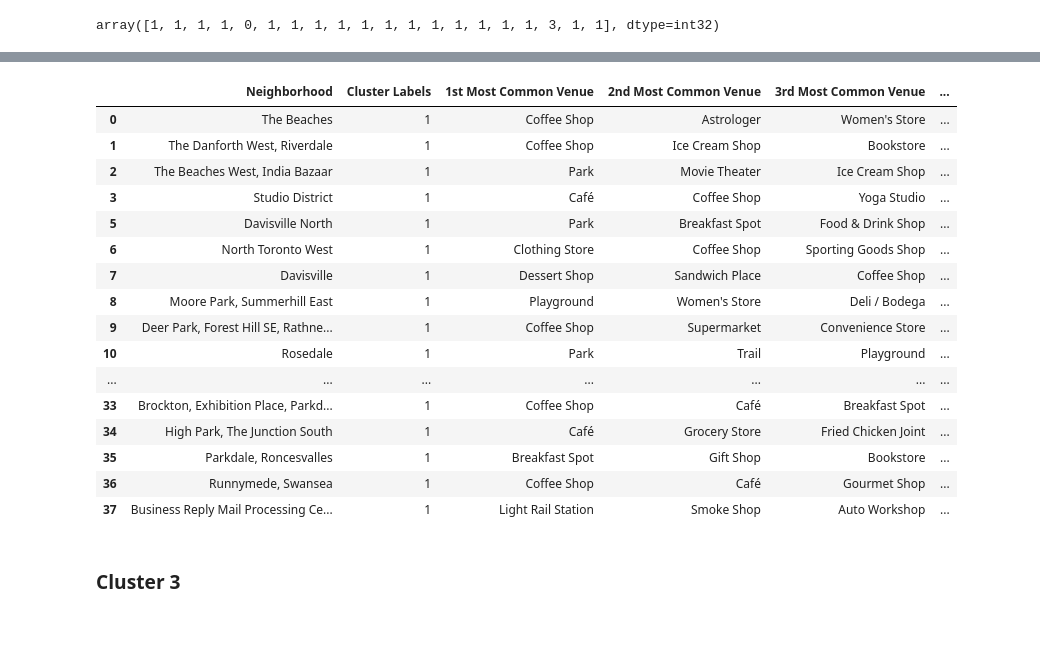
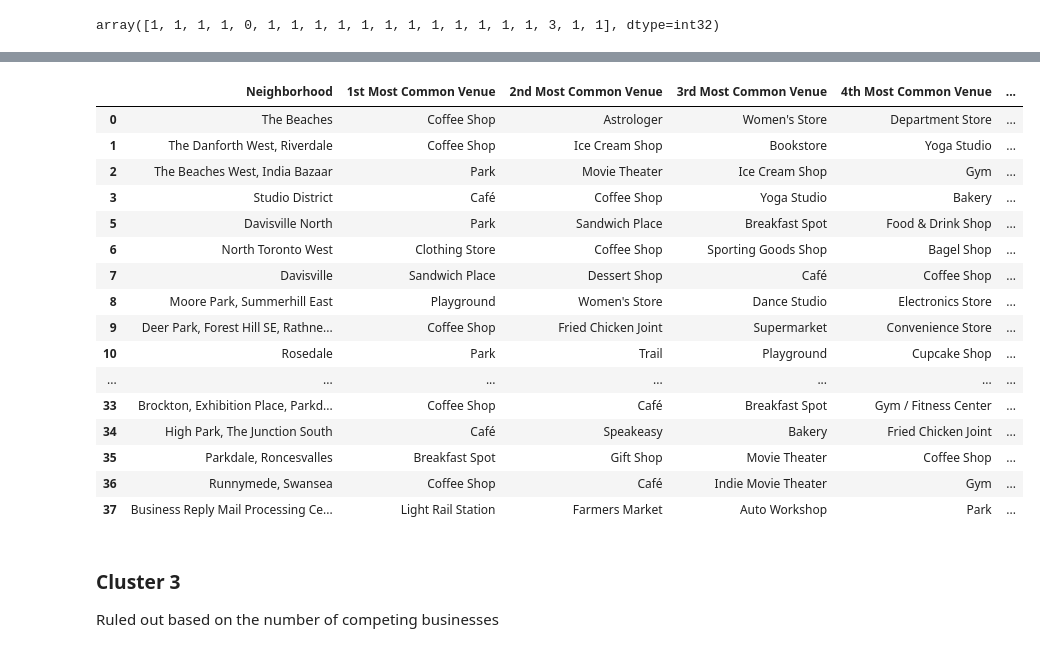
Before and after one commit to PokerRoo/Coursera_Capstone, a Jupyter notebook: Capstone Project - Battle of the Neighborhoods.ipynb, the cells around one changed output, grey strips where cells are left out. Saved outputs shown, nothing was run; the diff lists cells and outputs as text; code cells hidden in the pictures.

```diff
--- a/Capstone Project - Battle of the Neighborhoods.ipynb
+++ b/Capstone Project - Battle of the Neighborhoods.ipynb
@@ -76,5 +80,7 @@ geo_data_df = pd.read_csv('geo_data.csv')
 toronto_data = pd.concat([toronto_data , geo_data_df], axis=1, join='inner')
 toronto_data.drop('PostalCode', axis=1, inplace=True)
 toronto_data.drop('Postal Code', axis=1, inplace=True)
+
+toronto_data = toronto_data.reset_index()
 toronto_data
 # %% [output]
@@ -214,7 +224,7 @@ toronto_venues = toronto_venues[~toronto_venues['Venue Category'].str.contains('
 toronto_venues = toronto_venues[~toronto_venues['Venue Category'].str.contains('Pub')]
 toronto_venues = toronto_venues[~toronto_venues['Venue Category'].str.contains('pub')]
 toronto_venues = toronto_venues[~toronto_venues['Venue Category'].str.contains('Pizza')]
-toronto_venues = toronto_venues[~toronto_venues['Venue Category'].str.contains('Dinner')]
+toronto_venues = toronto_venues[~toronto_venues['Venue Category'].str.contains('Diner')]
 toronto_venues = toronto_venues[~toronto_venues['Venue Category'].str.contains('Bar')]
 toronto_venues = toronto_venues[~toronto_venues['Venue Category'].str.contains('Burger')]
 toronto_venues = toronto_venues[~toronto_venues['Venue Category'].str.contains('Steak')]
@@ -350,5 +370,7 @@ toronto_merged['Cluster Labels'] = kmeans.labels_
 toronto_merged = toronto_merged.join(neighborhoods_venues_sorted.set_index('Neighborhood'), on='Neighborhood')
 toronto_merged.reset_index(inplace=True)
 
+toronto_merged.drop('level_0', axis=1, inplace=True)
+toronto_merged.drop('index', axis=1, inplace=True)
 toronto_merged
 # %% [output]
@@ -381,23 +405,24 @@ toronto_merged.loc[toronto_merged['Cluster Labels'] == 0, toronto_merged.columns
 # %%
-toronto_merged.loc[toronto_merged['Cluster Labels'] == 1, toronto_merged.columns[[2] + list(range(5, toronto_merged.shape[1]))]]
+toronto_merged.loc[toronto_merged['Cluster Labels'] == 1, toronto_merged.columns[[1] + list(range(5, toronto_merged.shape[1]))]]
 # %% [output]
-|  | Neighborhood | Cluster Labels | 1st Most Common Venue | 2nd Most Common Venue | 3rd Most Common Venue | ... |
-| 0 | The Beaches | 1 | Coffee Shop | Astrologer | Women's Store | ... |
-| 1 | The Danforth West, Riverdale | 1 | Coffee Shop | Ice Cream Shop | Bookstore | ... |
-| 2 | The Beaches West, India Bazaar | 1 | Park | Movie Theater | Ice Cream Shop | ... |
-| 3 | Studio District | 1 | Café | Coffee Shop | Yoga Studio | ... |
-| 5 | Davisville North | 1 | Park | Breakfast Spot | Food & Drink Shop | ... |
-| 6 | North Toronto West | 1 | Clothing Store | Coffee Shop | Sporting Goods Shop | ... |
-| 7 | Davisville | 1 | Dessert Shop | Sandwich Place | Coffee Shop | ... |
-| 8 | Moore Park, Summerhill East | 1 | Playground | Women's Store | Deli / Bodega | ... |
-| 9 | Deer Park, Forest Hill SE, Rathne... | 1 | Coffee Shop | Supermarket | Convenience Store | ... |
-| 10 | Rosedale | 1 | Park | Trail | Playground | ... |
+|  | Neighborhood | 1st Most Common Venue | 2nd Most Common Venue | 3rd Most Common Venue | 4th Most Common Venue | ... |
+| 0 | The Beaches | Coffee Shop | Astrologer | Women's Store | Department Store | ... |
+| 1 | The Danforth West, Riverdale | Coffee Shop | Ice Cream Shop | Bookstore | Yoga Studio | ... |
+| 2 | The Beaches West, India Bazaar | Park | Movie Theater | Ice Cream Shop | Gym | ... |
+| 3 | Studio District | Café | Coffee Shop | Yoga Studio | Bakery | ... |
+| 5 | Davisville North | Park | Sandwich Place | Breakfast Spot | Food & Drink Shop | ... |
+| 6 | North Toronto West | Clothing Store | Coffee Shop | Sporting Goods Shop | Bagel Shop | ... |
+| 7 | Davisville | Sandwich Place | Dessert Shop | Café | Coffee Shop | ... |
+| 8 | Moore Park, Summerhill East | Playground | Women's Store | Dance Studio | Electronics Store | ... |
+| 9 | Deer Park, Forest Hill SE, Rathne... | Coffee Shop | Fried Chicken Joint | Supermarket | Convenience Store | ... |
+| 10 | Rosedale | Park | Trail | Playground | Cupcake Shop | ... |
 | ... | ... | ... | ... | ... | ... | ... |
-| 33 | Brockton, Exhibition Place, Parkd... | 1 | Coffee Shop | Café | Breakfast Spot | ... |
-| 34 | High Park, The Junction South | 1 | Café | Grocery Store | Fried Chicken Joint | ... |
-| 35 | Parkdale, Roncesvalles | 1 | Breakfast Spot | Gift Shop | Bookstore | ... |
-| 36 | Runnymede, Swansea | 1 | Coffee Shop | Café | Gourmet Shop | ... |
-| 37 | Business Reply Mail Processing Ce... | 1 | Light Rail Station | Smoke Shop | Auto Workshop | ... |
+| 33 | Brockton, Exhibition Place, Parkd... | Coffee Shop | Café | Breakfast Spot | Gym / Fitness Center | ... |
+| 34 | High Park, The Junction South | Café | Speakeasy | Bakery | Fried Chicken Joint | ... |
+| 35 | Parkdale, Roncesvalles | Breakfast Spot | Gift Shop | Movie Theater | Coffee Shop | ... |
+| 36 | Runnymede, Swansea | Coffee Shop | Café | Indie Movie Theater | Gym | ... |
+| 37 | Business Reply Mail Processing Ce... | Light Rail Station | Farmers Market | Auto Workshop | Park | ... |
-# %% [markdown]
-### Cluster 3
+# %% [markdown]
+### Cluster 3
+Ruled out based on the number of competing businesses
 # %%
```
Also changed, not shown: parts of 29 cells of this notebook.
